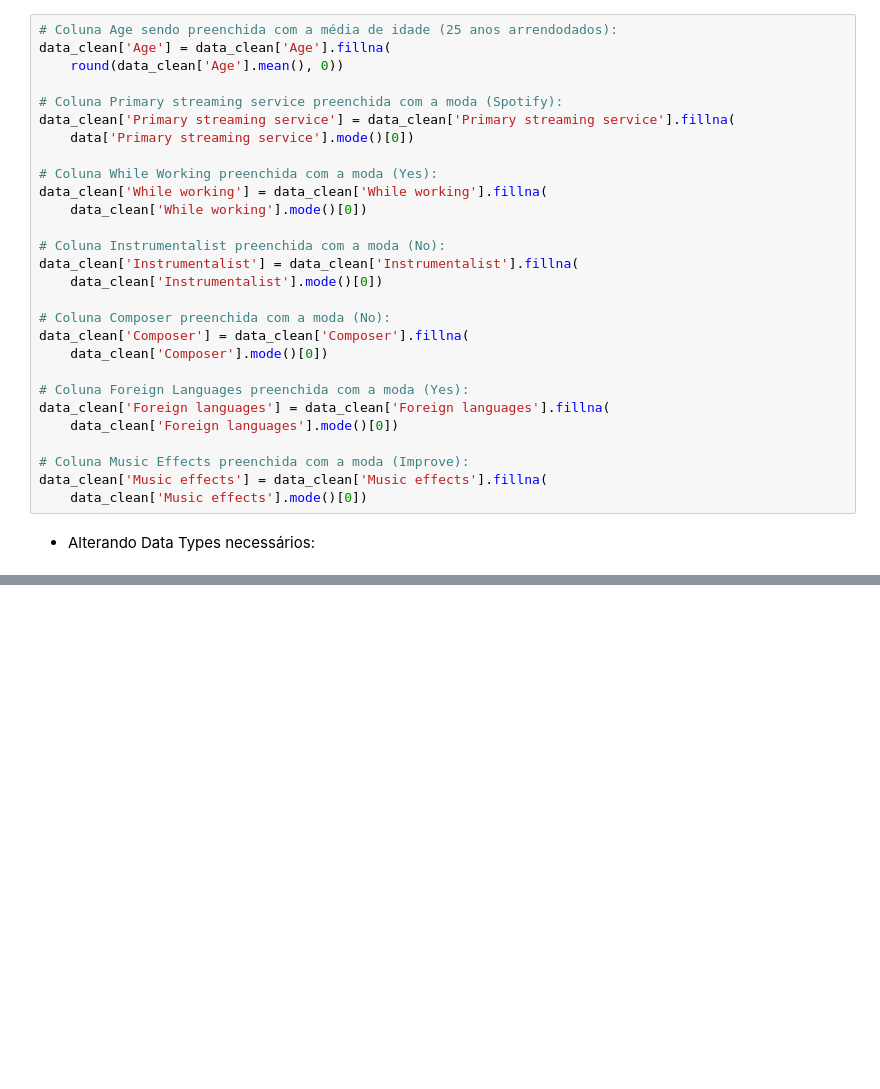
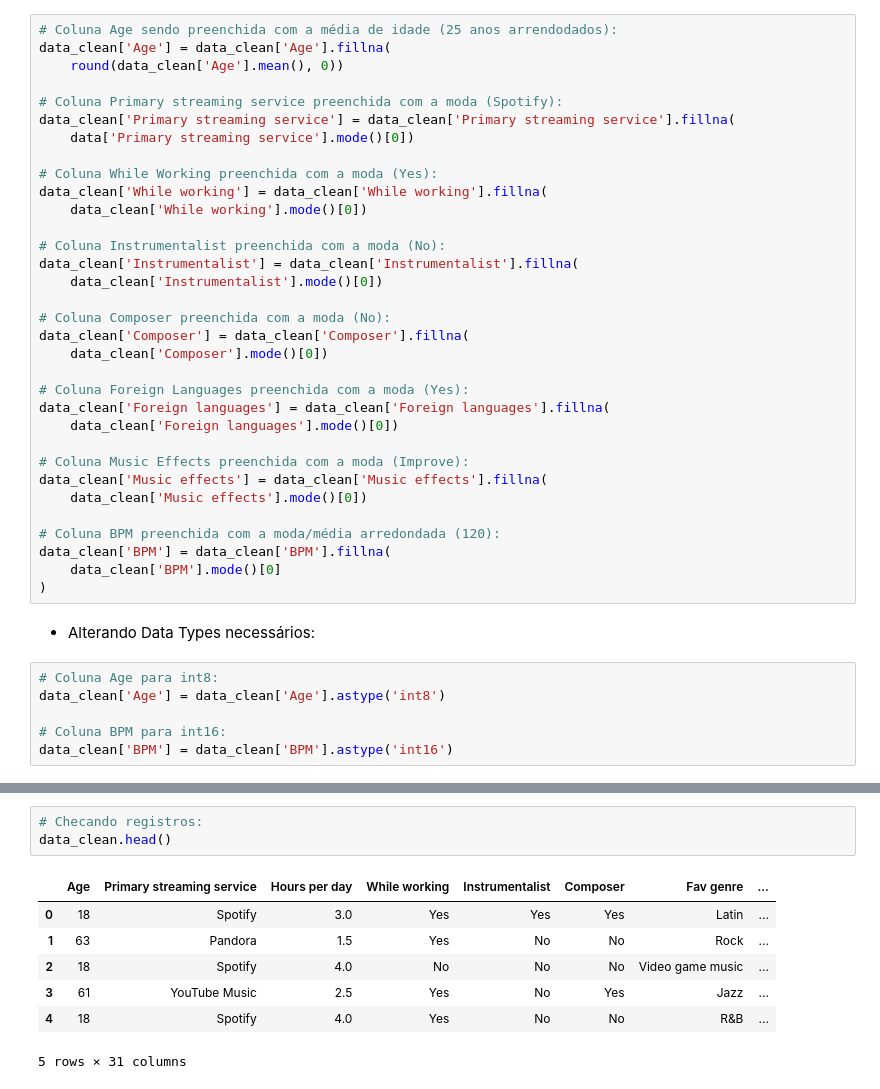
Before and after one commit to JoSEPHDev2022/Mental_Health_X_Music, a Jupyter notebook: analise_exp.ipynb, the cells around one changed output, grey strips where cells are left out. Saved outputs shown, nothing was run; the diff lists cells and outputs as text; blank space fills up the shorter version.

```diff
--- a/analise_exp.ipynb
+++ b/analise_exp.ipynb
@@ -586,5 +592,16 @@ data_clean['Foreign languages'] = data_clean['Foreign languages'].fillna(
 # Coluna Music Effects preenchida com a moda (Improve):
 data_clean['Music effects'] = data_clean['Music effects'].fillna(
     data_clean['Music effects'].mode()[0])
+
+# Coluna BPM preenchida com a moda/média arredondada (120):
+data_clean['BPM'] = data_clean['BPM'].fillna(
+    data_clean['BPM'].mode()[0]
+)
 # %% [markdown]
 - Alterando Data Types necessários:
+# %%
+# Coluna Age para int8:
+data_clean['Age'] = data_clean['Age'].astype('int8')
+
+# Coluna BPM para int16:
+data_clean['BPM'] = data_clean['BPM'].astype('int16')
@@ -590,0 +619,11 @@ data_clean['Music effects'] = data_clean['Music effects'].fillna(
+# %%
+# Checando registros:
+data_clean.head()
+# %% [output]
+|  | Age | Primary streaming service | Hours per day | While working | Instrumentalist | Composer | Fav genre | ... |
+| 0 | 18 | Spotify | 3.0 | Yes | Yes | Yes | Latin | ... |
+| 1 | 63 | Pandora | 1.5 | Yes | No | No | Rock | ... |
+| 2 | 18 | Spotify | 4.0 | No | No | No | Video game music | ... |
+| 3 | 61 | YouTube Music | 2.5 | Yes | No | Yes | Jazz | ... |
+| 4 | 18 | Spotify | 4.0 | Yes | No | No | R&B | ... |
+5 rows × 31 columns
```
Also changed, not shown: parts of 5 cells of this notebook.
